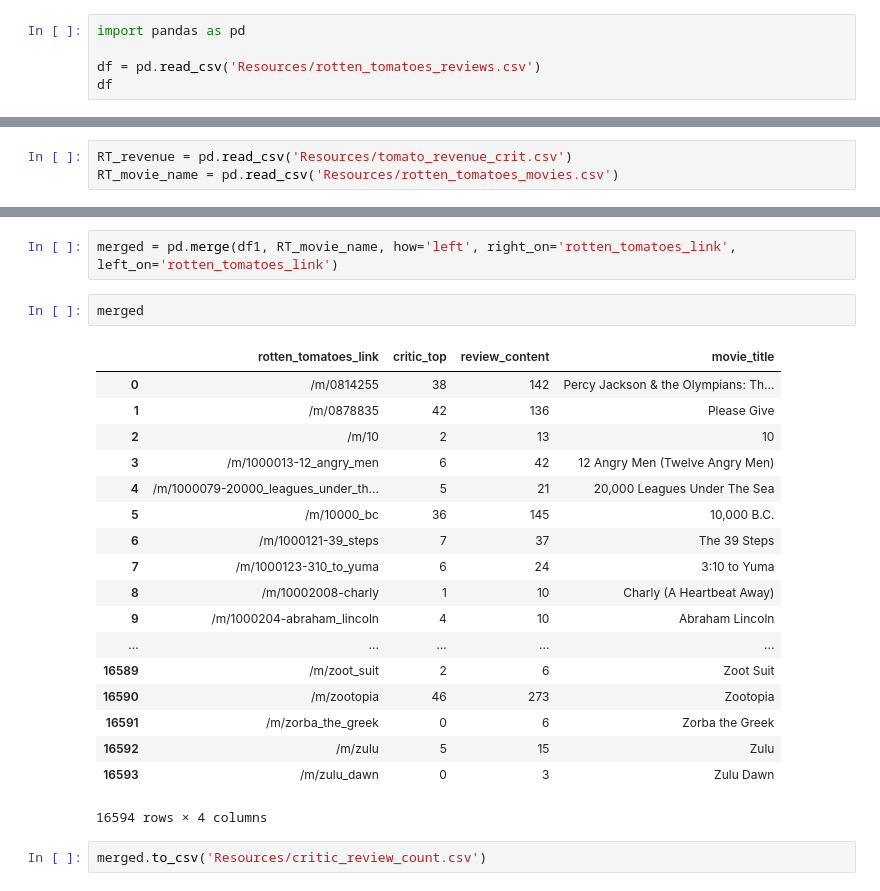
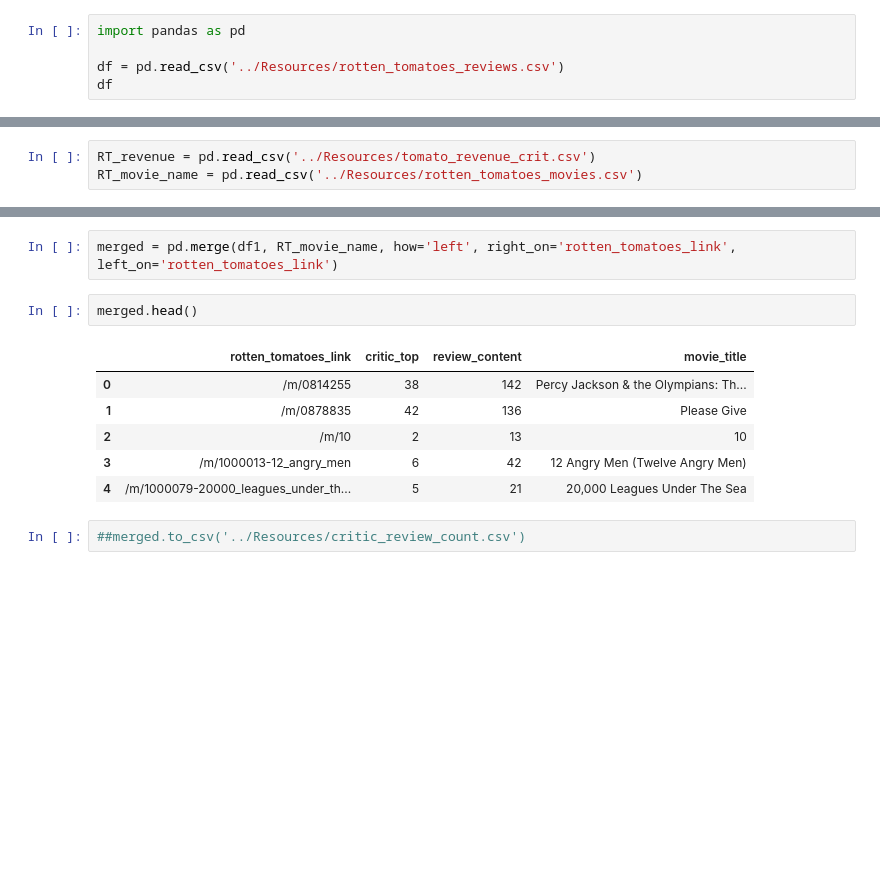
Before and after one commit to brian1581/final-project, a Jupyter notebook: Jupyter_notebooks/RT_ReviewCount.ipynb, the cells around one changed output, grey strips where cells are left out. Drawn from its saved outputs; the diff is of its cells as text; blank space fills up the shorter version.

```diff
--- a/Jupyter_notebooks/RT_ReviewCount.ipynb
+++ b/Jupyter_notebooks/RT_ReviewCount.ipynb
@@ -1,7 +1,7 @@
 # %%
 import pandas as pd
 
-df = pd.read_csv('Resources/rotten_tomatoes_reviews.csv')
+df = pd.read_csv('../Resources/rotten_tomatoes_reviews.csv')
 df
 # %% [output]
 |  | rotten_tomatoes_link | review_date | critic_publication | critic_icon | critic_top | critic_score | ... |
@@ -37,8 +37,8 @@ df1.head()
 | 3 | /m/1000013-12_angry_men | 6 | 42 |
 | 4 | /m/1000079-20000_leagues_under_th... | 5 | 21 |
 # %%
-RT_revenue = pd.read_csv('Resources/tomato_revenue_crit.csv')
-RT_movie_name = pd.read_csv('Resources/rotten_tomatoes_movies.csv')
+RT_revenue = pd.read_csv('../Resources/tomato_revenue_crit.csv')
+RT_movie_name = pd.read_csv('../Resources/rotten_tomatoes_movies.csv')
 # %%
 RT_movie_name = RT_movie_name[['rotten_tomatoes_link','movie_title']]
 
@@ -55,26 +55,14 @@ RT_revenue.head()
 # %%
 merged = pd.merge(df1, RT_movie_name, how='left', right_on='rotten_tomatoes_link', left_on='rotten_tomatoes_link')
 # %%
-merged
+merged.head()
 # %% [output]
 |  | rotten_tomatoes_link | critic_top | review_content | movie_title |
 | 0 | /m/0814255 | 38 | 142 | Percy Jackson & the Olympians: Th... |
 | 1 | /m/0878835 | 42 | 136 | Please Give |
 | 2 | /m/10 | 2 | 13 | 10 |
 | 3 | /m/1000013-12_angry_men | 6 | 42 | 12 Angry Men (Twelve Angry Men) |
 | 4 | /m/1000079-20000_leagues_under_th... | 5 | 21 | 20,000 Leagues Under The Sea |
-| 5 | /m/10000_bc | 36 | 145 | 10,000 B.C. |
-| 6 | /m/1000121-39_steps | 7 | 37 | The 39 Steps |
-| 7 | /m/1000123-310_to_yuma | 6 | 24 | 3:10 to Yuma |
-| 8 | /m/10002008-charly | 1 | 10 | Charly (A Heartbeat Away) |
-| 9 | /m/1000204-abraham_lincoln | 4 | 10 | Abraham Lincoln |
-| ... | ... | ... | ... | ... |
-| 16589 | /m/zoot_suit | 2 | 6 | Zoot Suit |
-| 16590 | /m/zootopia | 46 | 273 | Zootopia |
-| 16591 | /m/zorba_the_greek | 0 | 6 | Zorba the Greek |
-| 16592 | /m/zulu | 5 | 15 | Zulu |
-| 16593 | /m/zulu_dawn | 0 | 3 | Zulu Dawn |
-16594 rows × 4 columns
 # %%
-merged.to_csv('Resources/critic_review_count.csv')
+##merged.to_csv('../Resources/critic_review_count.csv')
 # %%
```
Also changed, not shown: parts of 6 cells of this notebook, 1 other file.
